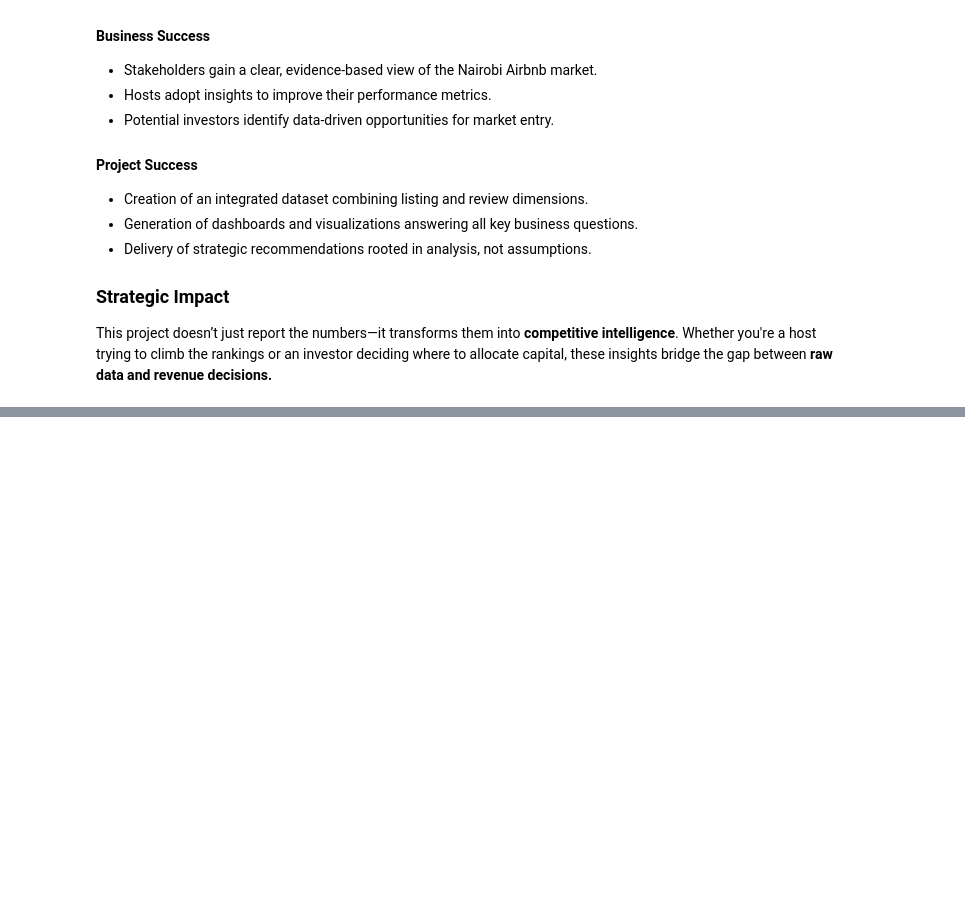
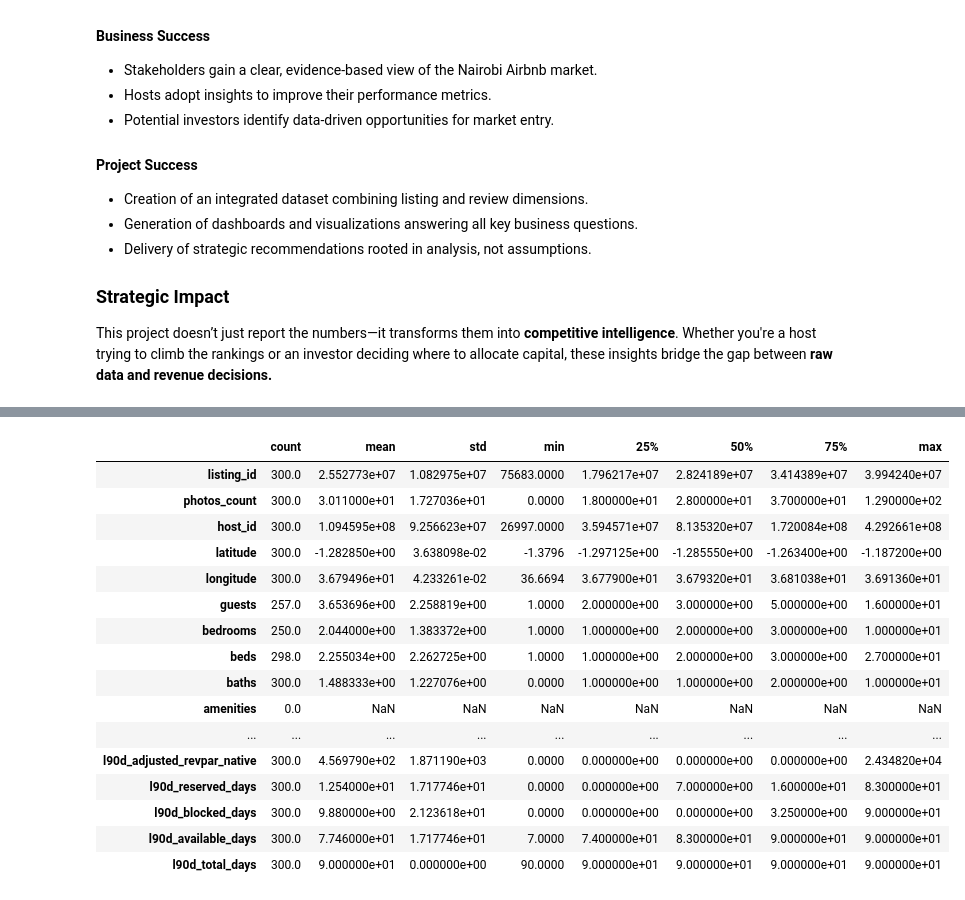
Before and after one commit to Vain-Guy/Beds-Reviews-Bank, a Jupyter notebook: index.ipynb, the cells around one changed output, grey strips where cells are left out. Cells and saved outputs as stored; diff of their text form; code cells hidden in the pictures; blank space fills up the shorter version.

Commit message:
Data Understanding

```diff
--- a/index.ipynb
+++ b/index.ipynb
@@ -68,0 +127,5 @@ This project doesn’t just report the numbers—it transforms them into **compe
+# %%
+# Load dataset
+listings_df = pd.read_csv("Nairobi Air BnBs\Listings Data.csv")
+
+listings_df.head()
@@ -68,0 +188,21 @@ This project doesn’t just report the numbers—it transforms them into **compe
+# %%
+# Get descriptive statistics of numerical columns
+listings_df.describe().T
+# %% [output]
+|  | count | mean | std | min | 25% | 50% | 75% | max |
+| listing_id | 300.0 | 2.552773e+07 | 1.082975e+07 | 75683.0000 | 1.796217e+07 | 2.824189e+07 | 3.414389e+07 | 3.994240e+07 |
+| photos_count | 300.0 | 3.011000e+01 | 1.727036e+01 | 0.0000 | 1.800000e+01 | 2.800000e+01 | 3.700000e+01 | 1.290000e+02 |
+| host_id | 300.0 | 1.094595e+08 | 9.256623e+07 | 26997.0000 | 3.594571e+07 | 8.135320e+07 | 1.720084e+08 | 4.292661e+08 |
+| latitude | 300.0 | -1.282850e+00 | 3.638098e-02 | -1.3796 | -1.297125e+00 | -1.285550e+00 | -1.263400e+00 | -1.187200e+00 |
+| longitude | 300.0 | 3.679496e+01 | 4.233261e-02 | 36.6694 | 3.677900e+01 | 3.679320e+01 | 3.681038e+01 | 3.691360e+01 |
+| guests | 257.0 | 3.653696e+00 | 2.258819e+00 | 1.0000 | 2.000000e+00 | 3.000000e+00 | 5.000000e+00 | 1.600000e+01 |
+| bedrooms | 250.0 | 2.044000e+00 | 1.383372e+00 | 1.0000 | 1.000000e+00 | 2.000000e+00 | 3.000000e+00 | 1.000000e+01 |
+| beds | 298.0 | 2.255034e+00 | 2.262725e+00 | 1.0000 | 1.000000e+00 | 2.000000e+00 | 3.000000e+00 | 2.700000e+01 |
+| baths | 300.0 | 1.488333e+00 | 1.227076e+00 | 0.0000 | 1.000000e+00 | 1.000000e+00 | 2.000000e+00 | 1.000000e+01 |
+| amenities | 0.0 | NaN | NaN | NaN | NaN | NaN | NaN | NaN |
+| ... | ... | ... | ... | ... | ... | ... | ... | ... |
+| l90d_adjusted_revpar_native | 300.0 | 4.569790e+02 | 1.871190e+03 | 0.0000 | 0.000000e+00 | 0.000000e+00 | 0.000000e+00 | 2.434820e+04 |
+| l90d_reserved_days | 300.0 | 1.254000e+01 | 1.717746e+01 | 0.0000 | 0.000000e+00 | 7.000000e+00 | 1.600000e+01 | 8.300000e+01 |
+| l90d_blocked_days | 300.0 | 9.880000e+00 | 2.123618e+01 | 0.0000 | 0.000000e+00 | 0.000000e+00 | 3.250000e+00 | 9.000000e+01 |
+| l90d_available_days | 300.0 | 7.746000e+01 | 1.717746e+01 | 7.0000 | 7.400000e+01 | 8.300000e+01 | 9.000000e+01 | 9.000000e+01 |
+| l90d_total_days | 300.0 | 9.000000e+01 | 0.000000e+00 | 90.0000 | 9.000000e+01 | 9.000000e+01 | 9.000000e+01 | 9.000000e+01 |
```
Also changed, not shown: parts of 17 cells of this notebook.
